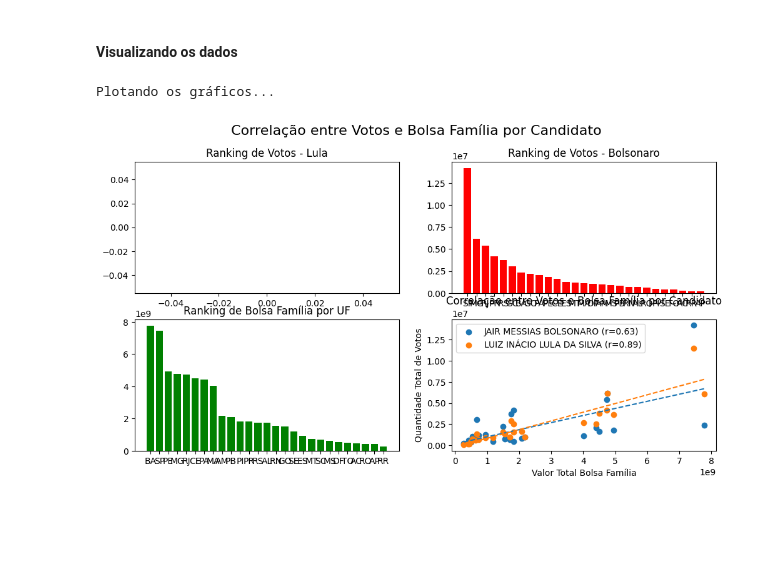
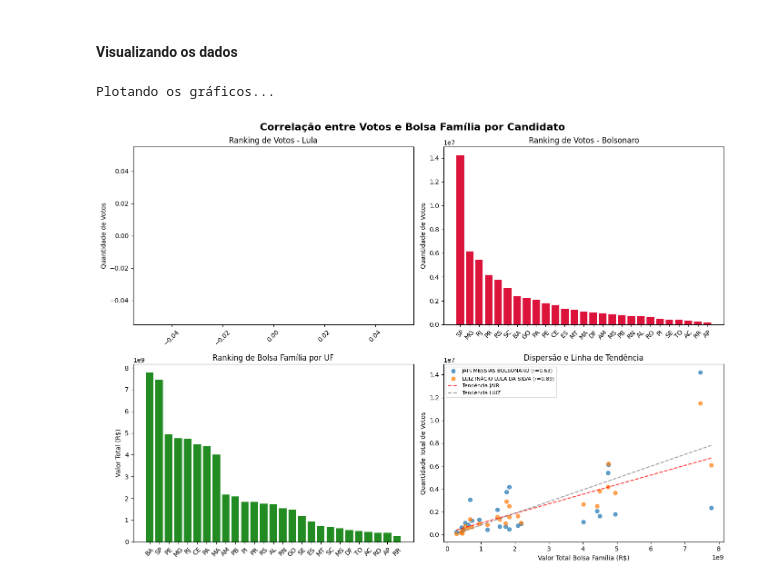
Before and after one commit to jairo-jrt/Aula28, a Jupyter notebook: aula28/exemplo01.ipynb, the cells around one changed output. Cells and saved outputs as stored; diff of their text form; code cells hidden in the pictures; blank space fills up the shorter version.

Commit message:
melhorias e ainda erro no primeiro gráfico

```diff
--- a/aula28/exemplo01.ipynb
+++ b/aula28/exemplo01.ipynb
@@ -100,14 +138,13 @@ except Exception as e:
 # Realizando o merge dos dois dataframes
 
 try:
-    # no polars => Join() | no pandas => merge()
+    # No Polars usamos o método .join() diretamente nos DataFrames coletados
     df_votos_bolsa_familia = (
         df_votacao.join(df_bolsa_familia, left_on='SG_UF', right_on='UF')
+        .sort(['VALOR_TOTAL'], descending=True)
     )
 
-    df_votos_bolsa_familia = df_votos_bolsa_familia.collect().sort(['VALOR_TOTAL'], descending=True)
     display(df_votos_bolsa_familia)
-
 
 except Exception as e:
     print(f'Erro ao realizar o merge dos dados: {e}')
@@ -168,66 +225,81 @@ Correlação calculada...
 # visualização dos dados
 
 try:
-    print('Plotando os gráficos...')
+    print('\nPlotando os gráficos...')
 
-    plt.subplots(2, 2, figsize=(12, 6))
-    plt.suptitle('Correlação entre Votos e Bolsa Família por Candidato', fontsize=16)
+    # Criar a figura principal com um tamanho adequado para 4 gráficos
+    plt.figure(figsize=(16, 12))
+    plt.suptitle('Correlação entre Votos e Bolsa Família por Candidato', fontsize=16, fontweight='bold', y=0.98)
 
-    # Posição 1: Ranking Lula
+    # --- Posição 1: Ranking Lula ---
     plt.subplot(2, 2, 1)
-    df_lula = df_votos_bolsa_familia.filter(pl.col('NM_VOTAVEL') == 'LUIS INÁCIO LULA DA SILVA')
+    df_lula = df_votacao.filter(pl.col('NM_VOTAVEL').str.contains('LULA'))
     df_lula = df_lula.sort('QT_VOTOS_TOTAL', descending=True)
 
-    # Gráfico de barras para Lula
-    plt.bar(df_lula['SG_UF'], df_lula['QT_VOTOS_TOTAL'], color='blue')
+    plt.bar(df_lula['SG_UF'], df_lula['QT_VOTOS_TOTAL'], color='royalblue')
     plt.title('Ranking de Votos - Lula')
+    plt.ylabel('Quantidade de Votos')
+    plt.xticks(rotation=45)  # Rotaciona para evitar que as UFs se sobreponham
 
-    # Posição 2: Ranking Bolsonaro
-
+    # --- Posição 2: Ranking Bolsonaro ---
     plt.subplot(2, 2, 2)
-    df_bolsonaro = df_votos_bolsa_familia.filter(pl.col('NM_VOTAVEL') == 'JAIR MESSIAS BOLSONARO')
+    df_bolsonaro = df_votacao.filter(pl.col('NM_VOTAVEL').str.contains('JAIR'))
     df_bolsonaro = df_bolsonaro.sort('QT_VOTOS_TOTAL', descending=True)
 
-    # Gráfico de barras para Bolsonaro
-    plt.bar(df_bolsonaro['SG_UF'], df_bolsonaro['QT_VOTOS_TOTAL'], color='red')
+    plt.bar(df_bolsonaro['SG_UF'], df_bolsonaro['QT_VOTOS_TOTAL'], color='crimson')
     plt.title('Ranking de Votos - Bolsonaro')
+    plt.ylabel('Quantidade de Votos')
+    plt.xticks(rotation=45)
 
-    # posição 3: ranking bolsa familia
+    # --- Posição 3: Ranking Bolsa Família ---
     plt.subplot(2, 2, 3)
+    df_bolsa_familia_sorted = df_bolsa_familia.sort('VALOR_TOTAL', descending=True)
+
+    plt.bar(df_bolsa_familia_sorted['UF'], df_bolsa_familia_sorted['VALOR_TOTAL'], color='forestgreen')
     plt.title('Ranking de Bolsa Família por UF')
+    plt.ylabel('Valor Total (R$)')
+    plt.xticks(rotation=45)
 
-    # gráfico de colunas
-    df_bolsa_familia = df_bolsa_familia.sort('VALOR_TOTAL', descending=True)
-    plt.bar(df_bolsa_familia['UF'], df_bolsa_familia['VALOR_TOTAL'], color='green')
+    # --- Posição 4: Correlação entre Votos e Bolsa Família ---
+    plt.subplot(2, 2, 4)
+    plt.title('Dispersão e Linha de Tendência')
 
-    # posição 4: correlação entre votos e bolsa familia
-    plt.subplot(2, 2, 4)
-    plt.title('Correlação entre Votos e Bolsa Família por Candidato')
-
-    # gráfico de dispersão
+    # 1. Gráfico de dispersão (Scatter)
     for candidato, correlacao in dict_correlacoes.items():
         df_candidato = df_votos_bolsa_familia.filter(pl.col('NM_VOTAVEL') == candidato)
-        plt.scatter(df_candidato['VALOR_TOTAL'], df_candidato['QT_VOTOS_TOTAL'], label=f'{candidato} (r={correlacao:.2f})')
-        # adicionar legenda
-    plt.xlabel('Valor Total Bolsa Família')
-    plt.ylabel('Quantidade Total de Votos')
-    plt.legend()
-        # adicionar linha de tendência
+        plt.scatter(
+            df_candidato['VALOR_TOTAL'],
+            df_candidato['QT_VOTOS_TOTAL'],
+            label=f'{candidato} (r={correlacao:.2f})',
+            alpha=0.7
+        )
+
+    # 2. Linhas de tendência
+    cores_tendencia = {'LUIS INÁCIO LULA DA SILVA': 'royalblue', 'JAIR MESSIAS BOLSONARO': 'crimson'} # Exemplo de mapeamento de cores para as linhas
     for candidato in df_votos_bolsa_familia['NM_VOTAVEL'].unique():
         df_candidato = df_votos_bolsa_familia.filter(pl.col('NM_VOTAVEL') == candidato)
         x = np.array(df_candidato['VALOR_TOTAL'])
         y = np.array(df_candidato['QT_VOTOS_TOTAL'])
+
+        # polyfit para calcular a regressão linear simples
         m, b = np.polyfit(x, y, 1)
-        plt.plot(x, m*x + b, label=f'Tendência {candidato}', linestyle='--')
 
+        # Ordena o eixo X para que a linha seja traçada corretamente do início ao fim
+        x_plot = np.sort(x)
+        color = cores_tendencia.get(candidato, 'gray')
+        plt.plot(x_plot, m*x_plot + b, linestyle='--', color=color, alpha=0.8, label=f'Tendência {candidato.split()[0]}')
 
+    # Configurações do quadrante 4 (chamadas após criar todos os elementos do plot)
+    plt.xlabel('Valor Total Bolsa Família (R$)')
+    plt.ylabel('Quantidade Total de Votos')
+    plt.legend(fontsize=8, loc='best')
 
-
-    plt.tight_layout
+    # Ajustar o espaçamento para que nenhum título ou eixo fique cortado
+    plt.tight_layout()
     plt.show()
 
 except Exception as e:
     print(f'Erro ao visualizar os dados: {e}')
 # %% [output]
 Plotando os gráficos...
-[figure, old version]
+[figure, new version]
```
Also changed, not shown: parts of 4 cells of this notebook.
